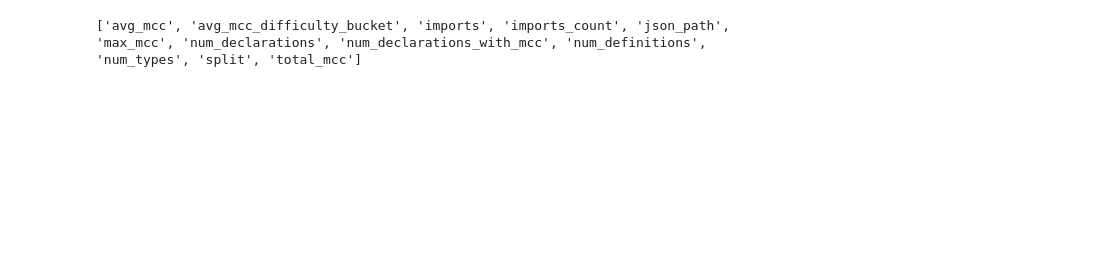
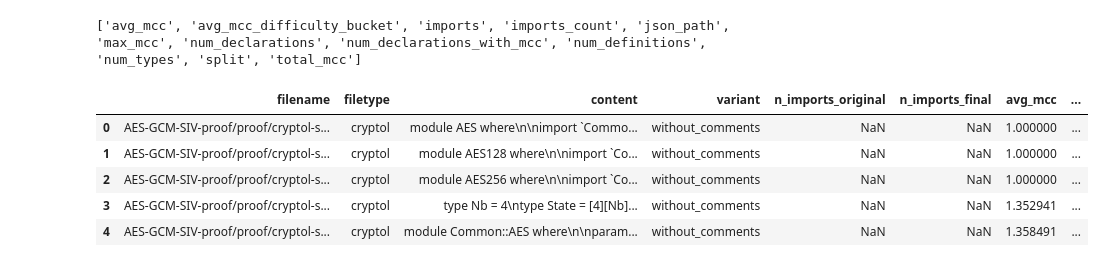
Before and after one commit to jo5huar3/DataPreprocess, a Jupyter notebook: notebooks/06B_Generate-MASK_DEF-Examples.ipynb, the cells around one changed output. Saved outputs shown, nothing was run; the diff lists cells and outputs as text; code cells hidden in the pictures; blank space fills up the shorter version.

```diff
--- a/notebooks/06B_Generate-MASK_DEF-Examples.ipynb
+++ b/notebooks/06B_Generate-MASK_DEF-Examples.ipynb
@@ -16,25 +16,31 @@ from dotenv import load_dotenv
 # %%
 VARIATION = "nocomments"
 VERSION = config["version"]
 
 source_code_df = pd.read_json(f"data/clean_datasets/{VARIATION}_{VERSION}.jsonl", lines=True)
 source_code_df['filetype'] = source_code_df['filetype'].apply(
     lambda x: 'cryptol' if x == 'cry' else 'saw' if x == 'saw' else 'text'
     )
 
 mcc_df = pd.read_json(f"data/clean_datasets/mcc_stats_{VARIATION}_{VERSION}.jsonl", lines=True)
 
 add_columns = mcc_df.columns.difference(source_code_df.columns).tolist()
 print(add_columns)
 source_code_df = source_code_df.merge(
     mcc_df[["filename", *add_columns]],
     on="filename",
     how="left",
     validate="one_to_one"
 )
-#source_code_df.head()
+source_code_df.head()
 # %% [output]
 ['avg_mcc', 'avg_mcc_difficulty_bucket', 'imports', 'imports_count', 'json_path', 'max_mcc', 'num_declarations', 'num_declarations_with_mcc', 'num_definitions', 'num_types', 'split', 'total_mcc']
+|  | filename | filetype | content | variant | n_imports_original | n_imports_final | avg_mcc | ... |
+| 0 | AES-GCM-SIV-proof/proof/cryptol-s... | cryptol | module AES where\n\nimport `Commo... | without_comments | NaN | NaN | 1.000000 | ... |
+| 1 | AES-GCM-SIV-proof/proof/cryptol-s... | cryptol | module AES128 where\n\nimport `Co... | without_comments | NaN | NaN | 1.000000 | ... |
+| 2 | AES-GCM-SIV-proof/proof/cryptol-s... | cryptol | module AES256 where\n\nimport `Co... | without_comments | NaN | NaN | 1.000000 | ... |
+| 3 | AES-GCM-SIV-proof/proof/cryptol-s... | cryptol | type Nb = 4\ntype State = [4][Nb]... | without_comments | NaN | NaN | 1.352941 | ... |
+| 4 | AES-GCM-SIV-proof/proof/cryptol-s... | cryptol | module Common::AES where\n\nparam... | without_comments | NaN | NaN | 1.358491 | ... |
 # %%
 from src.data_s.util import build_masked_examples_df
 
```
Also changed, not shown: parts of 14 cells of this notebook, 6 other files.
